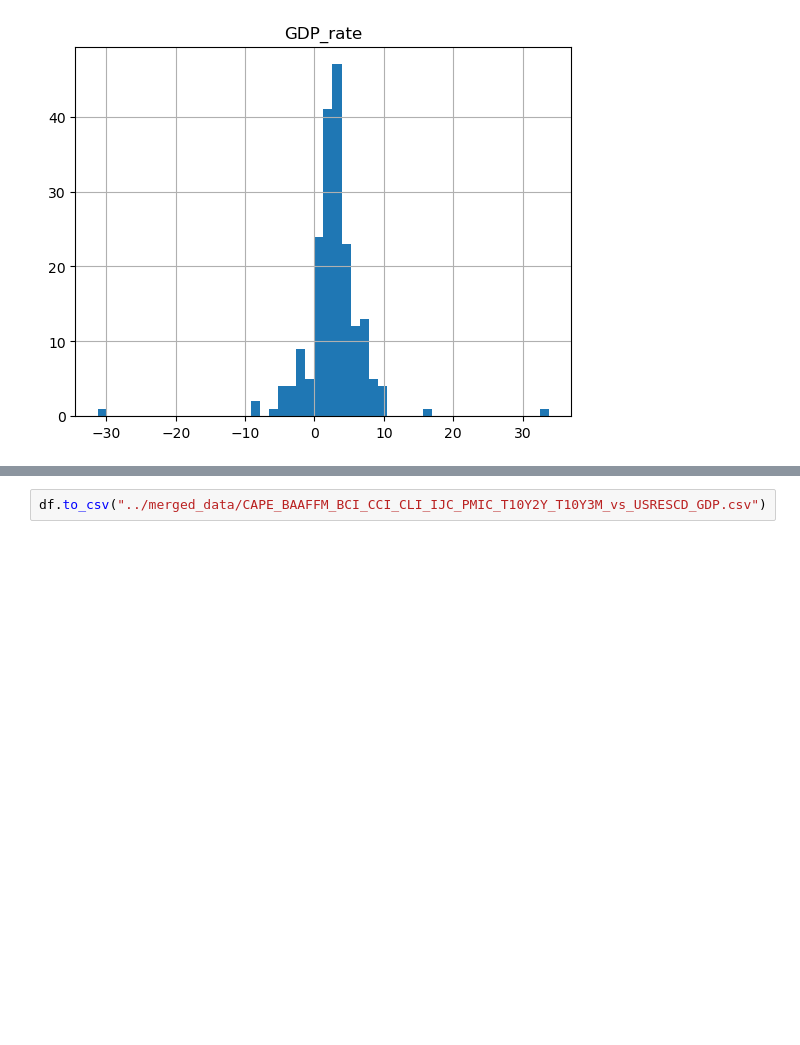
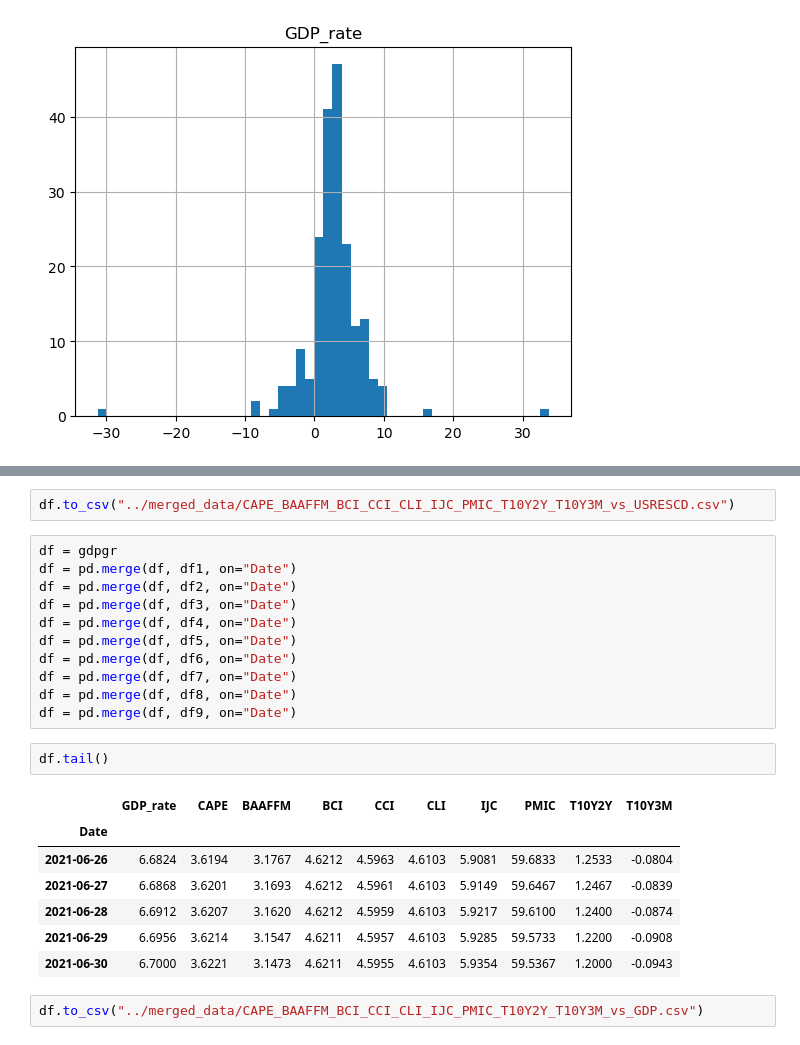
Before and after one commit to Jakoviz/Forward-looking-model-of-the-US-economy, a Jupyter notebook: notebooks/CAPE_BAAFFM_BCI_CCI_CLI_IJC_PMIC_T10Y2Y_T10Y3M_vs_USRECD_GDP_preprocessing.ipynb, the cells around one changed output, grey strips where cells are left out. Drawn from its saved outputs; the diff is of its cells as text; blank space fills up the shorter version.

```diff
--- a/notebooks/CAPE_BAAFFM_BCI_CCI_CLI_IJC_PMIC_T10Y2Y_T10Y3M_vs_USRECD_GDP_preprocessing.ipynb
+++ b/notebooks/CAPE_BAAFFM_BCI_CCI_CLI_IJC_PMIC_T10Y2Y_T10Y3M_vs_USRECD_GDP_preprocessing.ipynb
@@ -202,2 +209,25 @@ df = pd.merge(df, df9, on="Date")
 # %%
-df.to_csv("../merged_data/CAPE_BAAFFM_BCI_CCI_CLI_IJC_PMIC_T10Y2Y_T10Y3M_vs_USRESCD_GDP.csv")
+df.to_csv("../merged_data/CAPE_BAAFFM_BCI_CCI_CLI_IJC_PMIC_T10Y2Y_T10Y3M_vs_USRESCD.csv")
+# %%
+df = gdpgr
+df = pd.merge(df, df1, on="Date")
+df = pd.merge(df, df2, on="Date")
+df = pd.merge(df, df3, on="Date")
+df = pd.merge(df, df4, on="Date")
+df = pd.merge(df, df5, on="Date")
+df = pd.merge(df, df6, on="Date")
+df = pd.merge(df, df7, on="Date")
+df = pd.merge(df, df8, on="Date")
+df = pd.merge(df, df9, on="Date")
+# %%
+df.tail()
+# %% [output]
+|  | GDP_rate | CAPE | BAAFFM | BCI | CCI | CLI | IJC | PMIC | T10Y2Y | T10Y3M |
+| Date |  |  |  |  |  |  |  |  |  |  |
+| 2021-06-26 | 6.6824 | 3.6194 | 3.1767 | 4.6212 | 4.5963 | 4.6103 | 5.9081 | 59.6833 | 1.2533 | -0.0804 |
+| 2021-06-27 | 6.6868 | 3.6201 | 3.1693 | 4.6212 | 4.5961 | 4.6103 | 5.9149 | 59.6467 | 1.2467 | -0.0839 |
+| 2021-06-28 | 6.6912 | 3.6207 | 3.1620 | 4.6212 | 4.5959 | 4.6103 | 5.9217 | 59.6100 | 1.2400 | -0.0874 |
+| 2021-06-29 | 6.6956 | 3.6214 | 3.1547 | 4.6211 | 4.5957 | 4.6103 | 5.9285 | 59.5733 | 1.2200 | -0.0908 |
+| 2021-06-30 | 6.7000 | 3.6221 | 3.1473 | 4.6211 | 4.5955 | 4.6103 | 5.9354 | 59.5367 | 1.2000 | -0.0943 |
+# %%
+df.to_csv("../merged_data/CAPE_BAAFFM_BCI_CCI_CLI_IJC_PMIC_T10Y2Y_T10Y3M_vs_GDP.csv")
```
Also changed, not shown: parts of 3 cells of this notebook, 13 other files.
